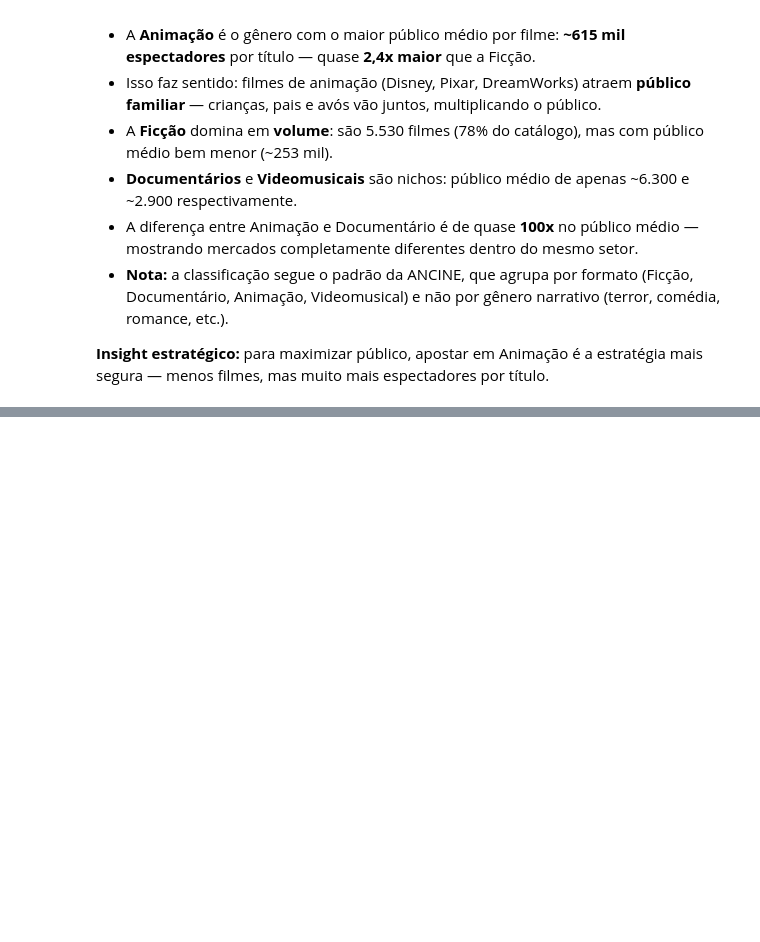
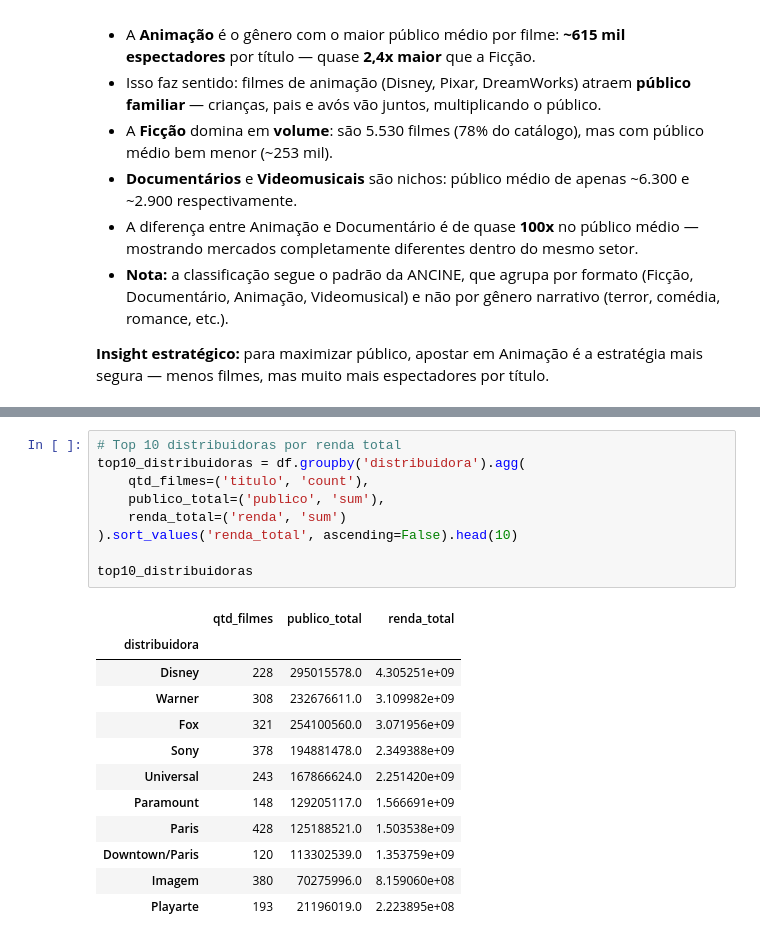
Before and after one commit to paloma2411/analise-filmes-brasil, a Jupyter notebook: analise_filmes.ipynb, the cells around one changed output, grey strips where cells are left out. Cells and saved outputs as stored; diff of their text form; blank space fills up the shorter version.

```diff
--- a/analise_filmes.ipynb
+++ b/analise_filmes.ipynb
@@ -447,0 +454,22 @@ analise_genero_formatada
+# %%
+# Top 10 distribuidoras por renda total
+top10_distribuidoras = df.groupby('distribuidora').agg(
+    qtd_filmes=('titulo', 'count'),
+    publico_total=('publico', 'sum'),
+    renda_total=('renda', 'sum')
+).sort_values('renda_total', ascending=False).head(10)
+
+top10_distribuidoras
+# %% [output]
+|  | qtd_filmes | publico_total | renda_total |
+| distribuidora |  |  |  |
+| Disney | 228 | 295015578.0 | 4.305251e+09 |
+| Warner | 308 | 232676611.0 | 3.109982e+09 |
+| Fox | 321 | 254100560.0 | 3.071956e+09 |
+| Sony | 378 | 194881478.0 | 2.349388e+09 |
+| Universal | 243 | 167866624.0 | 2.251420e+09 |
+| Paramount | 148 | 129205117.0 | 1.566691e+09 |
+| Paris | 428 | 125188521.0 | 1.503538e+09 |
+| Downtown/Paris | 120 | 113302539.0 | 1.353759e+09 |
+| Imagem | 380 | 70275996.0 | 8.159060e+08 |
+| Playarte | 193 | 21196019.0 | 2.223895e+08 |
```
Also changed, not shown: parts of 4 cells of this notebook.
